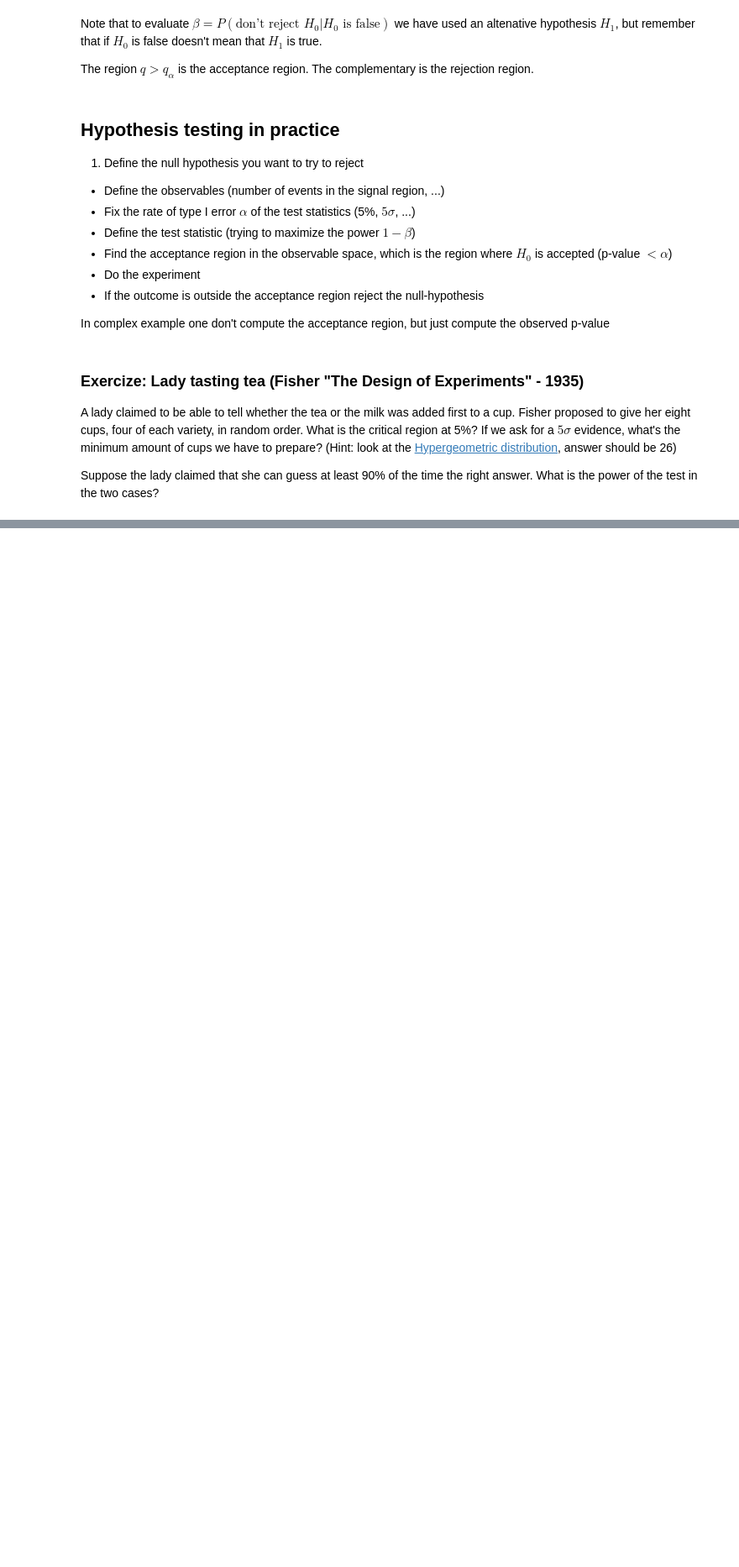
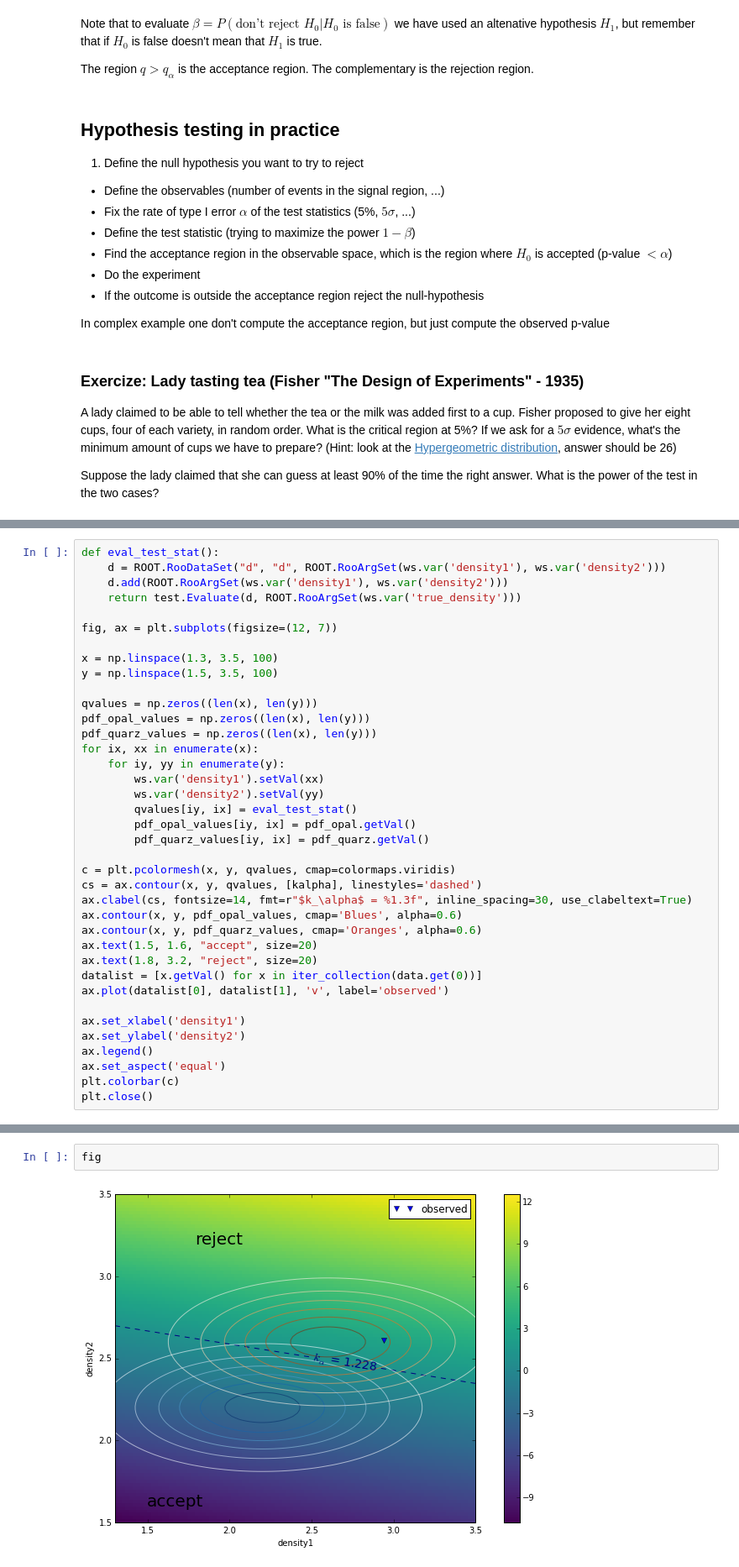
Before and after one commit to wiso/StatisticsLectures, a Jupyter notebook: Lecture1.ipynb, the cells around one changed output, grey strips where cells are left out. Shown at 84% size. Saved outputs shown, nothing was run; the diff lists cells and outputs as text; blank space fills up the shorter version.

```diff
--- a/Lecture1.ipynb
+++ b/Lecture1.ipynb
@@ -551,0 +642,38 @@ Image?
+# %%
+def eval_test_stat():
+    d = ROOT.RooDataSet("d", "d", ROOT.RooArgSet(ws.var('density1'), ws.var('density2')))
+    d.add(ROOT.RooArgSet(ws.var('density1'), ws.var('density2')))
+    return test.Evaluate(d, ROOT.RooArgSet(ws.var('true_density')))
+
+fig, ax = plt.subplots(figsize=(12, 7))
+
+x = np.linspace(1.3, 3.5, 100)
+y = np.linspace(1.5, 3.5, 100)
+
+qvalues = np.zeros((len(x), len(y)))
+pdf_opal_values = np.zeros((len(x), len(y)))
+pdf_quarz_values = np.zeros((len(x), len(y)))
+for ix, xx in enumerate(x):
+    for iy, yy in enumerate(y):
+        ws.var('density1').setVal(xx)
+        ws.var('density2').setVal(yy)
+        qvalues[iy, ix] = eval_test_stat()
+        pdf_opal_values[iy, ix] = pdf_opal.getVal()
+        pdf_quarz_values[iy, ix] = pdf_quarz.getVal()
+
+c = plt.pcolormesh(x, y, qvalues, cmap=colormaps.viridis)
+cs = ax.contour(x, y, qvalues, [kalpha], linestyles='dashed')
+ax.clabel(cs, fontsize=14, fmt=r"$k_\alpha$ = %1.3f", inline_spacing=30, use_clabeltext=True)
+ax.contour(x, y, pdf_opal_values, cmap='Blues', alpha=0.6)
+ax.contour(x, y, pdf_quarz_values, cmap='Oranges', alpha=0.6)
+ax.text(1.5, 1.6, "accept", size=20)
+ax.text(1.8, 3.2, "reject", size=20)
+datalist = [x.getVal() for x in iter_collection(data.get(0))]
+ax.plot(datalist[0], datalist[1], 'v', label='observed')
+
+ax.set_xlabel('density1')
+ax.set_ylabel('density2')
+ax.legend()
+ax.set_aspect('equal')
+plt.colorbar(c)
+plt.close()
@@ -551,0 +682,4 @@ Image?
+# %%
+fig
+# %% [output]
+[figure, added]
```
Also changed, not shown: parts of 30 cells of this notebook, 1 other file.
